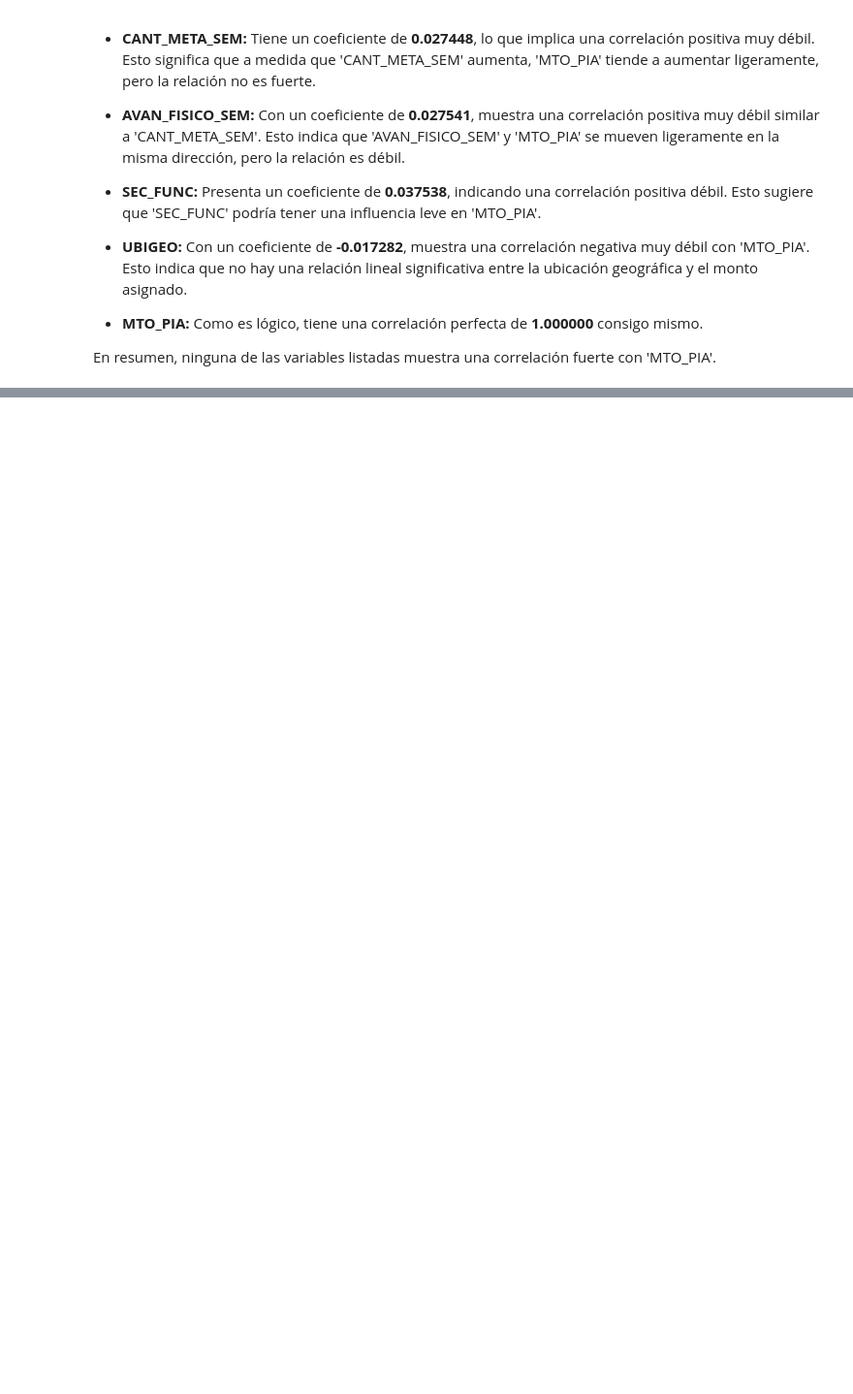
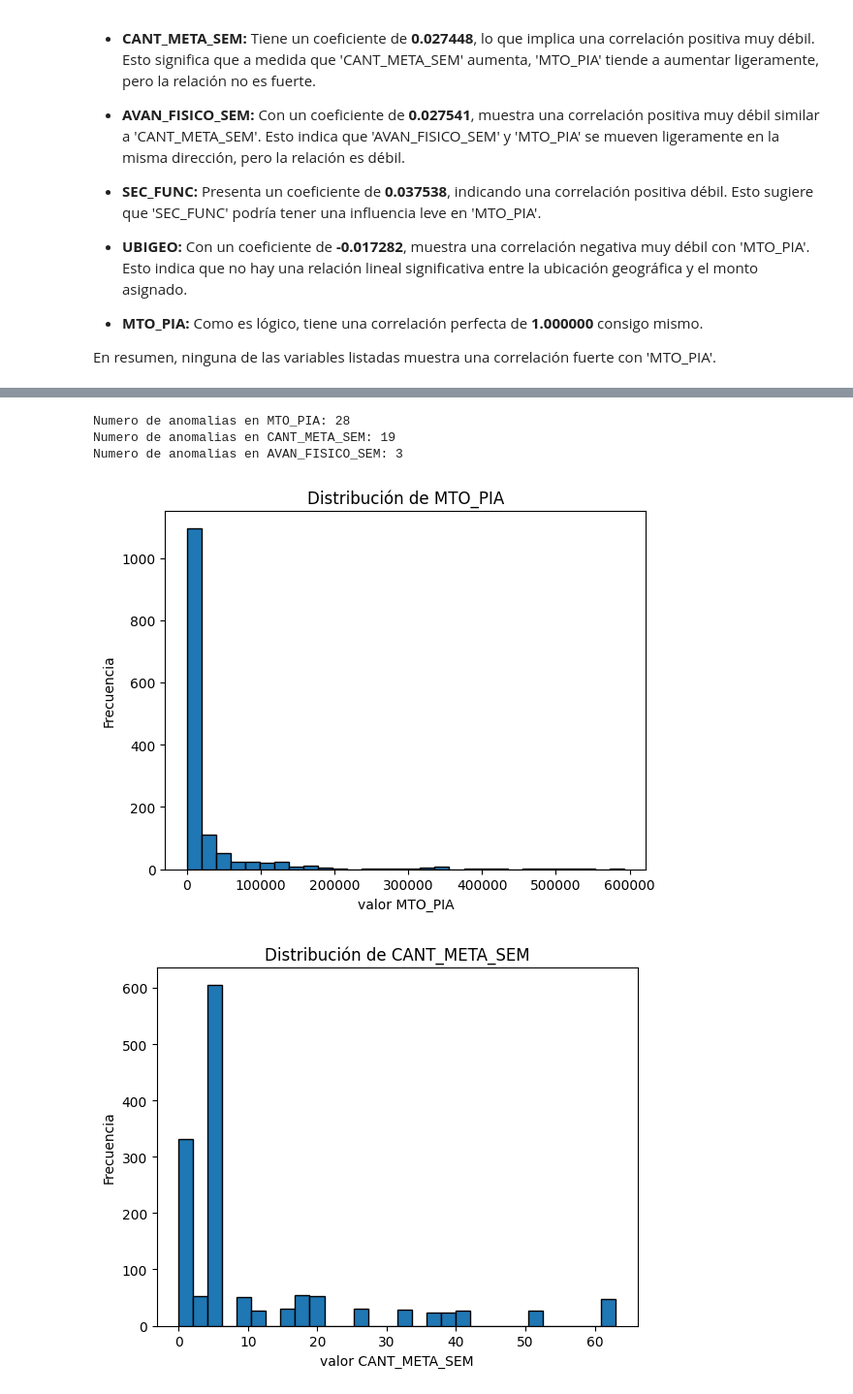
Before and after one commit to CS-DaviMagalhaes/Proyecto_regresion, a Jupyter notebook: P1_visualizacion.ipynb, the cells around one changed output, grey strips where cells are left out. Shown at 97% size. Saved outputs shown, nothing was run; the diff lists cells and outputs as text; code cells hidden in the pictures; blank space fills up the shorter version.

```diff
--- a/P1_visualizacion.ipynb
+++ b/P1_visualizacion.ipynb
@@ -72,0 +92,28 @@ En resumen, ninguna de las variables listadas muestra una correlación fuerte co
+# %%
+df_clean = df1
+for feature in features_anomalias:
+    mean = np.mean(df1[feature])
+    std_dev = np.std(df1[feature])
+    # 3 standard deviations del promedio
+    threshold = mean + 3 * std_dev
+
+    anomalies_index = df1[df1[feature] > threshold].index
+    anomalies = (df1[feature] > threshold).sum()
+
+    df_clean.drop(anomalies_index, inplace=True)
+    print(f"Numero de anomalias en {feature}: {anomalies}")
+# %% [output]
+Numero de anomalias en MTO_PIA: 28
+Numero de anomalias en CANT_META_SEM: 19
+Numero de anomalias en AVAN_FISICO_SEM: 3
+# %%
+features_anomalias = ["MTO_PIA", "CANT_META_SEM", "AVAN_FISICO_SEM"]
+for var in features_anomalias:
+  plt.hist(df_clean[var], bins=30, edgecolor="k")
+  plt.title(f"Distribución de {var}")
+  plt.xlabel(f"valor {var}")
+  plt.ylabel("Frecuencia")
+  plt.show()
+# %% [output]
+[figure, added]
+[figure, added]
```
Also changed, not shown: parts of 8 cells of this notebook.
